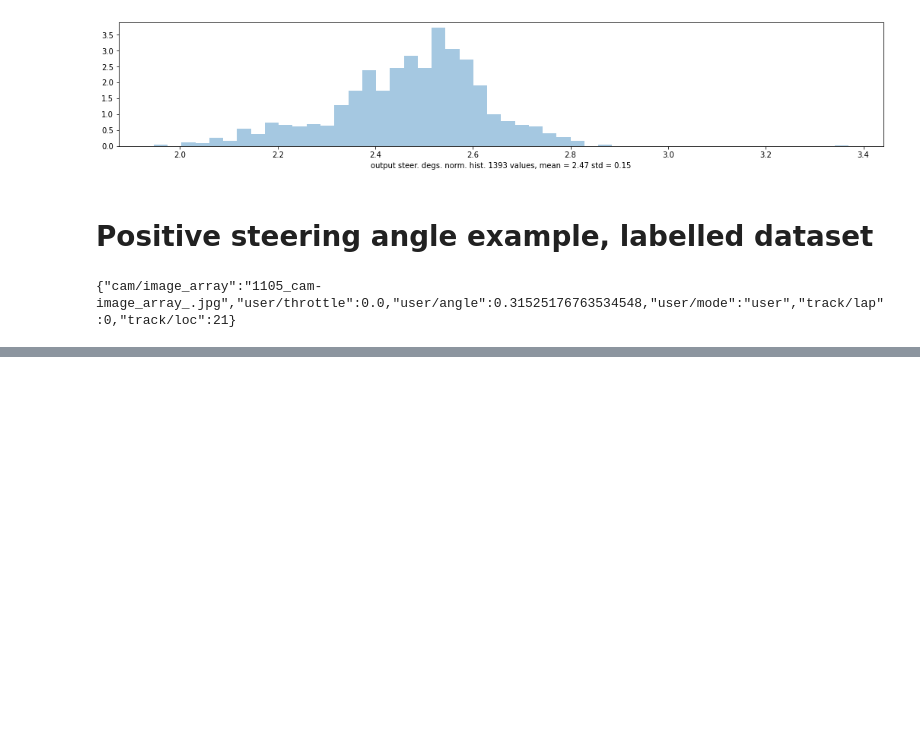
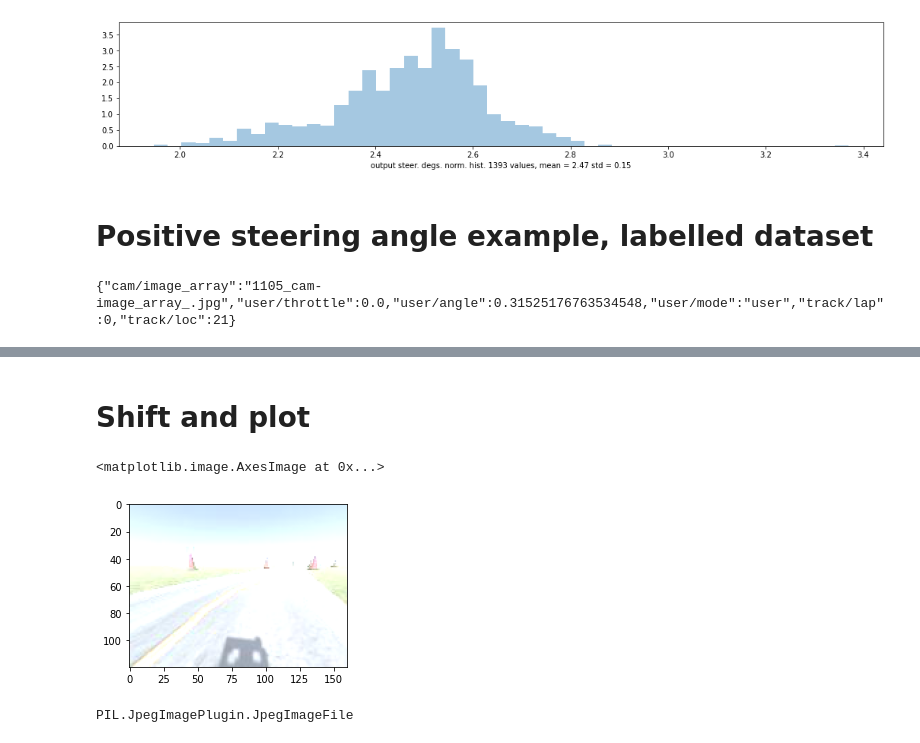
Before and after one commit to dsikar/sdsandbox, a Jupyter notebook: src/notebooks/RGBShiftPredict.ipynb, the cells around one changed output, grey strips where cells are left out. Drawn from its saved outputs; the diff is of its cells as text; code cells hidden in the pictures; blank space fills up the shorter version.

```diff
--- a/src/notebooks/RGBShiftPredict.ipynb
+++ b/src/notebooks/RGBShiftPredict.ipynb
@@ -432,0 +513,14 @@ print(strfile.split('/')[-1].split('_')[0])
+# %% [markdown]
+# Shift and plot
+# %%
+# image = Image.open(imgpath)
+datashift = 120
+imageshifted, rgbmean, rgbstd, rgbvar = shiftRGBValues(image, datashift, datashift, datashift)
+plt.imshow(imageshifted)
+# %% [output]
+<matplotlib.image.AxesImage at 0x...>
+[figure, added]
+# %%
+type(image) # PIL.JpegImagePlugin.JpegImageFile
+# %% [output]
+PIL.JpegImagePlugin.JpegImageFile
```
Also changed, not shown: parts of 22 cells of this notebook.
